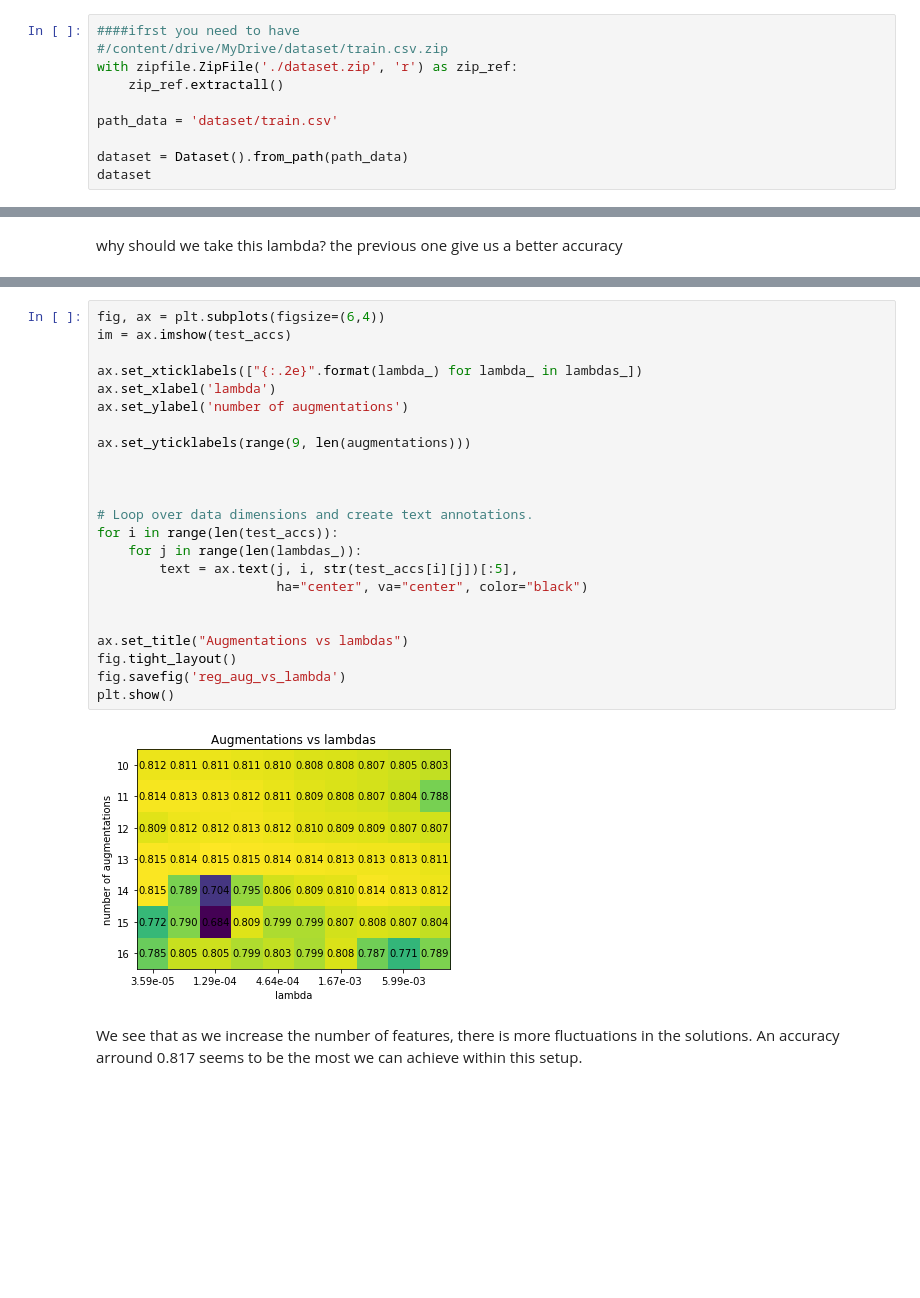
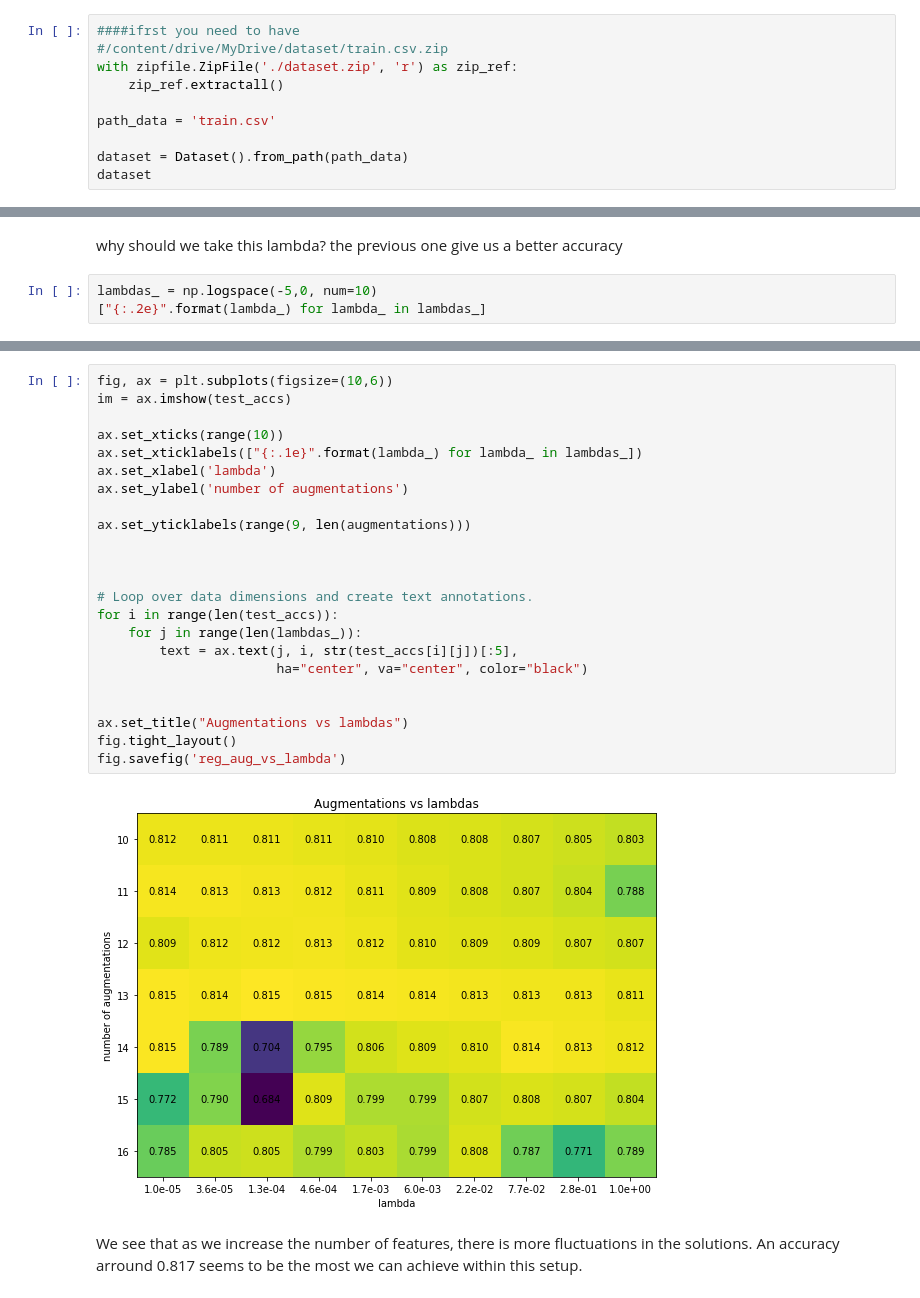
Before and after one commit to thurgarion2/ML-project-1, a Jupyter notebook: ML_project_1.ipynb, the cells around one changed output, grey strips where cells are left out. Drawn from its saved outputs; the diff is of its cells as text; blank space fills up the shorter version.

```diff
--- a/ML_project_1.ipynb
+++ b/ML_project_1.ipynb
@@ -106,7 +323,7 @@ class Dataset:
 with zipfile.ZipFile('./dataset.zip', 'r') as zip_ref:
     zip_ref.extractall()
 
-path_data = 'dataset/train.csv'
+path_data = 'train.csv'
 
 dataset = Dataset().from_path(path_data)
 dataset
@@ -645,3 +861,6 @@ best accuracy 0.81588
 best lambda 4.64e-04 best augmentation 13 accuracy 0.81532
 # %% [markdown]
 why should we take this lambda? the previous one give us a better accuracy
+# %%
+lambdas_ = np.logspace(-5,0, num=10)
+["{:.2e}".format(lambda_) for lambda_ in lambdas_]
@@ -648,28 +878,28 @@ why should we take this lambda? the previous one give us a better accuracy
 # %%
-fig, ax = plt.subplots(figsize=(6,4))
+fig, ax = plt.subplots(figsize=(10,6))
 im = ax.imshow(test_accs)
 
-ax.set_xticklabels(["{:.2e}".format(lambda_) for lambda_ in lambdas_])
+ax.set_xticks(range(10))
+ax.set_xticklabels(["{:.1e}".format(lambda_) for lambda_ in lambdas_])
 ax.set_xlabel('lambda')
 ax.set_ylabel('number of augmentations')
 
 ax.set_yticklabels(range(9, len(augmentations)))
 
 
 
 # Loop over data dimensions and create text annotations.
 for i in range(len(test_accs)):
     for j in range(len(lambdas_)):
         text = ax.text(j, i, str(test_accs[i][j])[:5],
                        ha="center", va="center", color="black")
 
 
 ax.set_title("Augmentations vs lambdas")
 fig.tight_layout()
 fig.savefig('reg_aug_vs_lambda')
-plt.show()
 # %% [output]
-[figure, old version]
+[figure, new version]
 # %% [markdown]
 We see that as we increase the number of features, there is more fluctuations in the solutions. An accuracy arround 0.817 seems to be the most we can achieve within this setup.
 # %% [markdown]
```
Also changed, not shown: parts of 10 cells of this notebook, 1 other file.
